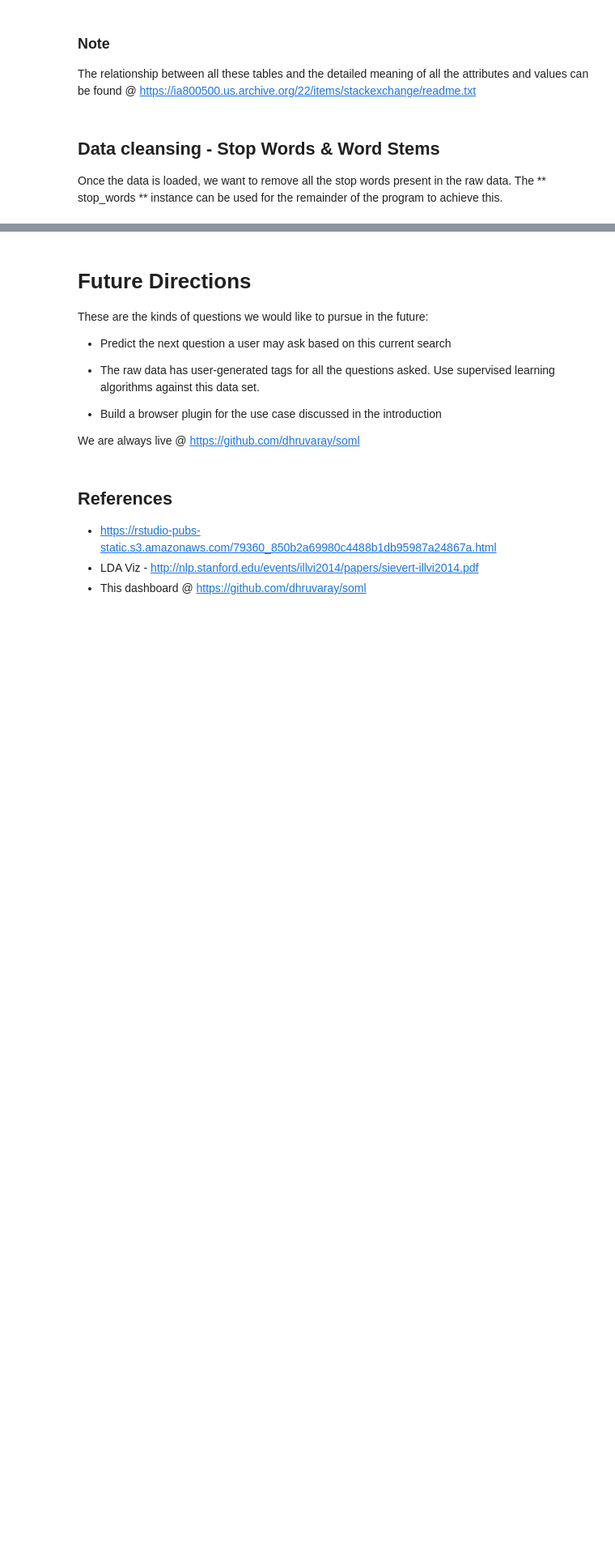
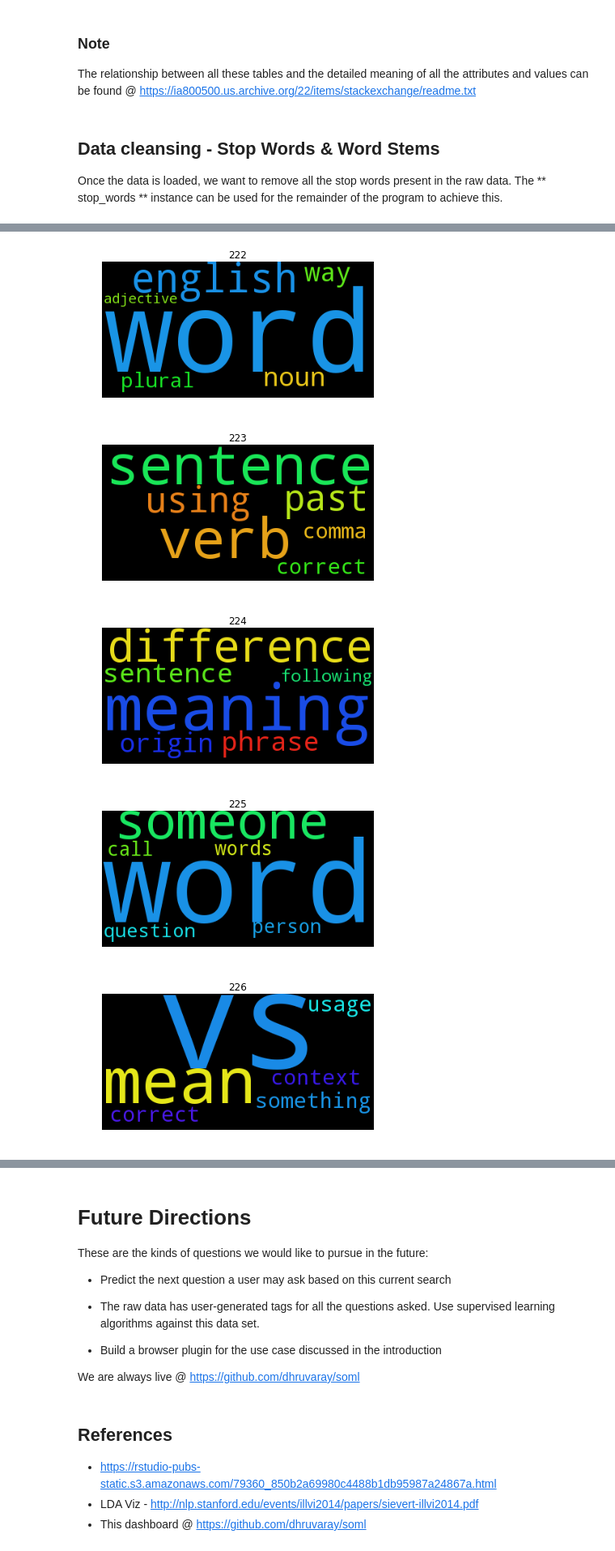
Before and after one commit to dhruvaray/soml, a Jupyter notebook: index.ipynb, the cells around one changed output, grey strips where cells are left out. Shown at 81% size. Cells and saved outputs as stored; diff of their text form; code cells hidden in the pictures; blank space fills up the shorter version.

```diff
--- a/index.ipynb
+++ b/index.ipynb
@@ -305,3 +369,26 @@ ldamodel = get_lda_model()
+# %%
+def get_lda_model(force=False):
+    modelFile = 'models/lda.model'
+
+    # Check if trained model file exists
+    if ( os.path.isfile(modelFile) and not force):
+        # load trained model from file
+        ldamodel =  models.LdaModel.load(modelFile)
+    else:
+        # Create model
+
+        #num_topics: required. An LDA model requires the user to determine how many topics should be generated.
+        #id2word: required. The LdaModel class requires our previous dictionary to map ids to strings.
+        #passes: optional. The number of laps the model will take through corpus.
+        ldamodel = gensim.models.ldamodel.LdaModel(corpus, num_topics=NUM_TOPICS, id2word = dictionary, passes=30)
+
+        # save model to disk (no need to use pickle module)
+        ldamodel.save(modelFile)
+
+    return ldamodel
+# %%
+# Get LDA Model
+ldamodel = get_lda_model(True)
 # %%
 from __future__ import print_function
 from ipywidgets import interact, interactive, fixed
@@ -344 +434,29 @@ topic
+# %%
+from wordcloud import WordCloud
+curr_topic = 222
+
+for line in ldamodel.print_topics(NUM_TOPICS, 6):
+        line = line[1]
+        scores = [float(x.split("*")[0]) for x in line.split(" + ")]
+        words = [x.split("*")[1] for x in line.split(" + ")]
+        freqs = []
+        for word, score in zip(words, scores):
+            freqs.append((word, score))
+        wc = WordCloud().fit_words(freqs)
+
+        plt.figure()
+        #plt.subplot(curr_topic)
+        plt.imshow(wc)
+        plt.axis("off")
+        plt.title(curr_topic)
+        plt.grid(True)
+        #wordcloud.draw(elements, "gs_topic_%d.png" % (curr_topic), width=120, height=120)
+        curr_topic += 1
+plt.show()
+# %% [output]
+[figure, added]
+[figure, added]
+[figure, added]
+[figure, added]
+[figure, added]
 # %% [markdown]
```
Also changed, not shown: parts of 58 cells of this notebook.
